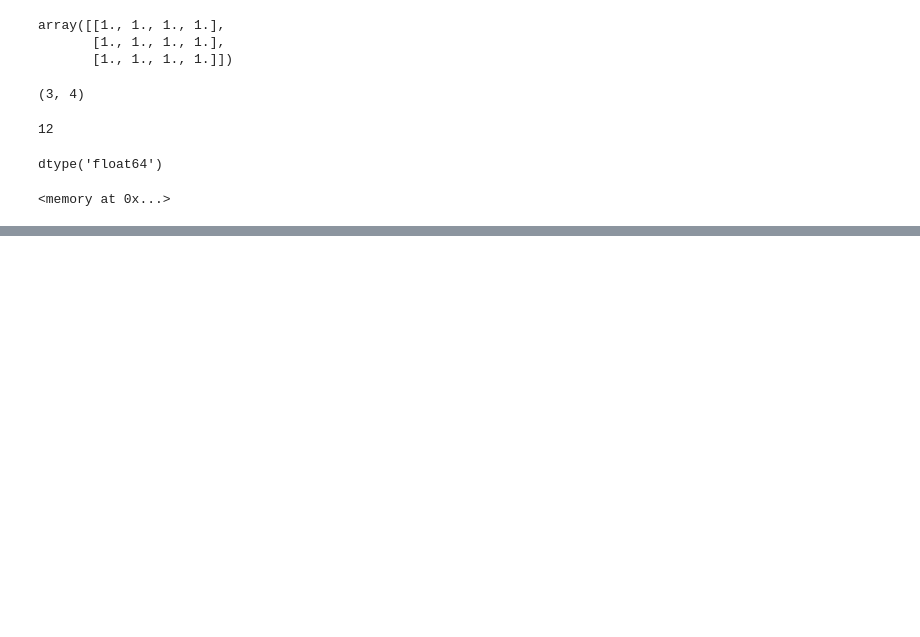
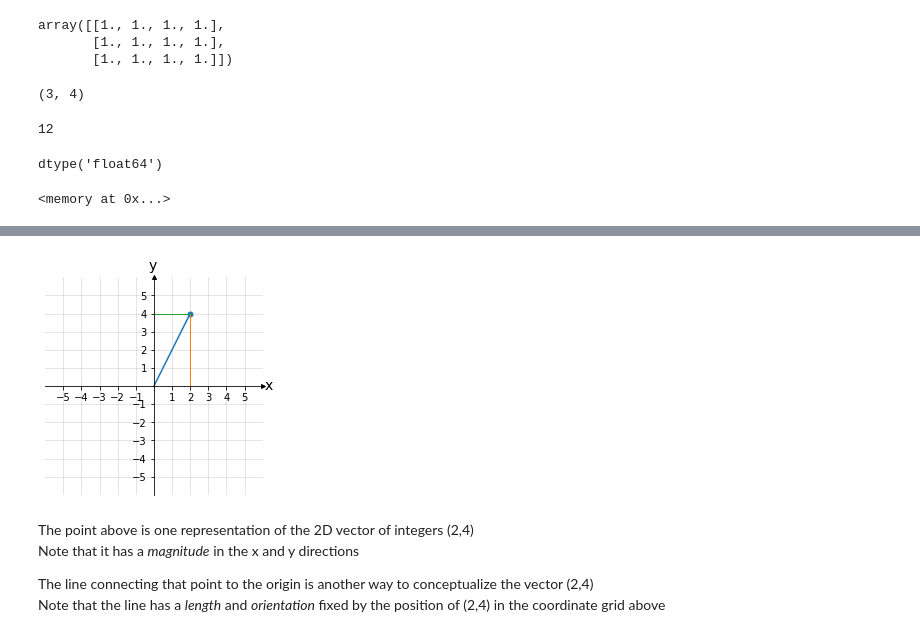
Before and after one commit to johnalanwillis/ilc-nodalMet-ML, a Jupyter notebook: code/Linear Algebra Review - Numpy.ipynb, the cells around one changed output, grey strips where cells are left out. Drawn from its saved outputs; the diff is of its cells as text; code cells hidden in the pictures; blank space fills up the shorter version.

```diff
--- a/code/Linear Algebra Review - Numpy.ipynb
+++ b/code/Linear Algebra Review - Numpy.ipynb
@@ -295,0 +477,10 @@ plotVector((3,2))
+# %%
+plotVector((2,4))
+# %% [output]
+[figure, added]
+# %% [markdown]
+The point above is one representation of the 2D vector of integers (2,4)
+Note that it has a *magnitude* in the x and y directions
+
+The line connecting that point to the origin is another way to conceptualize the vector (2,4)
+Note that the line has a *length* and *orientation* fixed by the position of (2,4) in the coordinate grid above
```
Also changed, not shown: parts of 64 cells of this notebook.
